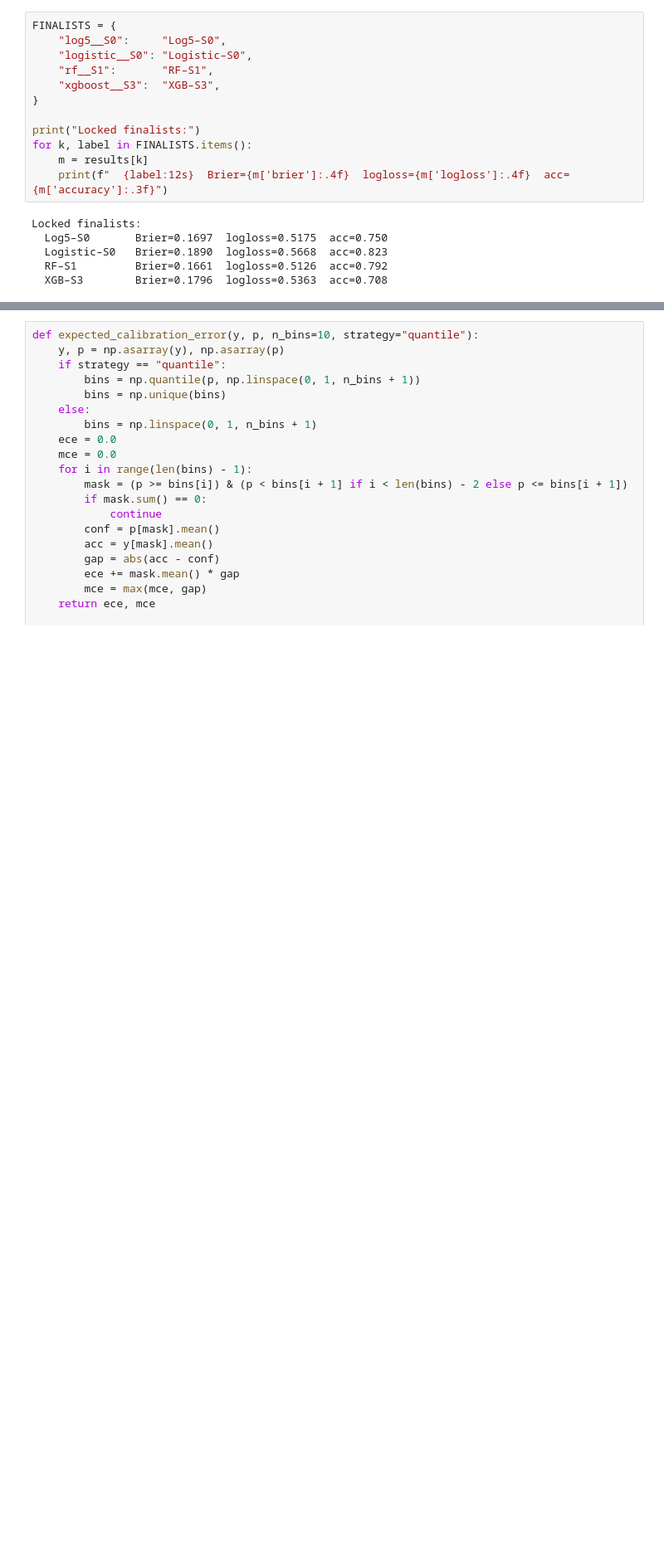
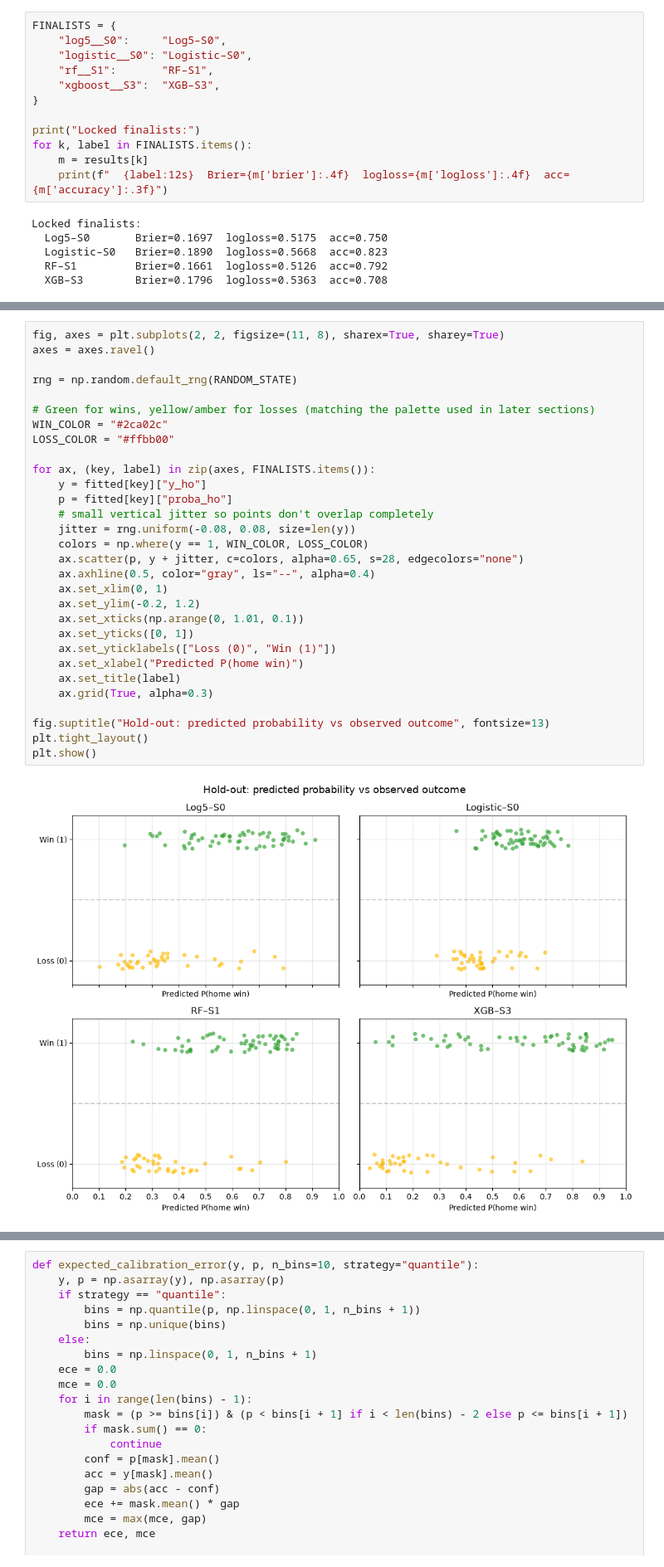
Before and after one commit to elevation-edge-sports-data/nba-win-probability, a Jupyter notebook: nba_home_win_probability.ipynb, the cells around one changed output, grey strips where cells are left out. Shown at 83% size. Cells and saved outputs as stored; diff of their text form; blank space fills up the shorter version.

```diff
--- a/nba_home_win_probability.ipynb
+++ b/nba_home_win_probability.ipynb
@@ -244 +343,33 @@ Locked finalists:
+# %%
+fig, axes = plt.subplots(2, 2, figsize=(11, 8), sharex=True, sharey=True)
+axes = axes.ravel()
+
+rng = np.random.default_rng(RANDOM_STATE)
+
+# Green for wins, yellow/amber for losses (matching the palette used in later sections)
+WIN_COLOR = "#2ca02c"
+LOSS_COLOR = "#ffbb00"
+
+for ax, (key, label) in zip(axes, FINALISTS.items()):
+    y = fitted[key]["y_ho"]
+    p = fitted[key]["proba_ho"]
+    # small vertical jitter so points don't overlap completely
+    jitter = rng.uniform(-0.08, 0.08, size=len(y))
+    colors = np.where(y == 1, WIN_COLOR, LOSS_COLOR)
+    ax.scatter(p, y + jitter, c=colors, alpha=0.65, s=28, edgecolors="none")
+    ax.axhline(0.5, color="gray", ls="--", alpha=0.4)
+    ax.set_xlim(0, 1)
+    ax.set_ylim(-0.2, 1.2)
+    ax.set_xticks(np.arange(0, 1.01, 0.1))
+    ax.set_yticks([0, 1])
+    ax.set_yticklabels(["Loss (0)", "Win (1)"])
+    ax.set_xlabel("Predicted P(home win)")
+    ax.set_title(label)
+    ax.grid(True, alpha=0.3)
+
+fig.suptitle("Hold-out: predicted probability vs observed outcome", fontsize=13)
+plt.tight_layout()
+plt.show()
+# %% [output]
+[figure, added]
 # %% [markdown]
```
Also changed, not shown: parts of 46 cells of this notebook, 1 other file.
